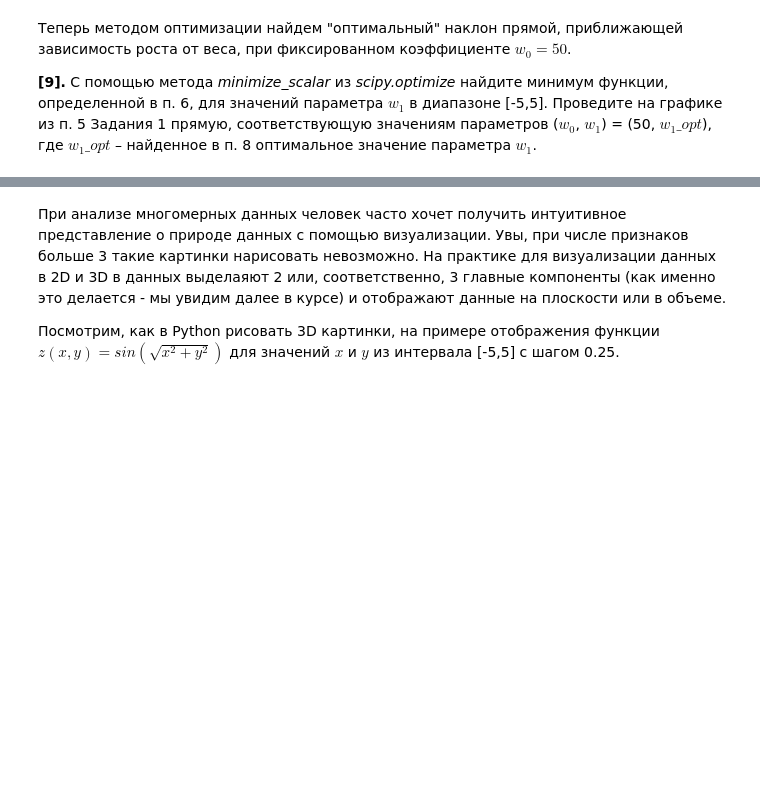
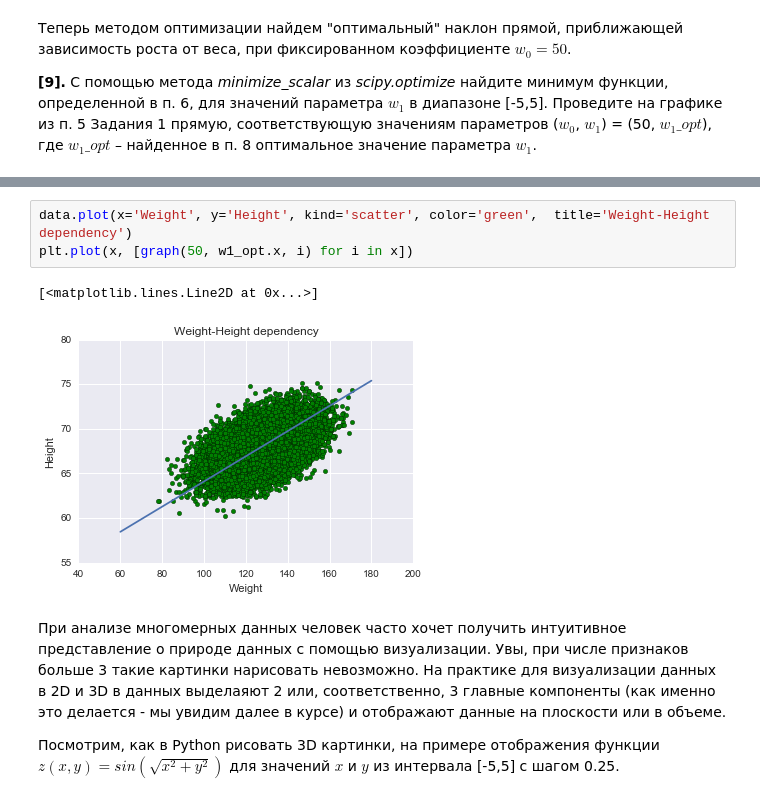
Before and after one commit to ElSacramento/ipython, a Jupyter notebook: peer_review_linreg_height_weight.ipynb, the cells around one changed output, grey strips where cells are left out. Cells and saved outputs as stored; diff of their text form; blank space fills up the shorter version.

```diff
--- a/peer_review_linreg_height_weight.ipynb
+++ b/peer_review_linreg_height_weight.ipynb
@@ -164,3 +160,9 @@ ValueError: The truth value of an array with more than one element is ambiguous.
+# %%
+data.plot(x='Weight', y='Height', kind='scatter', color='green',  title='Weight-Height dependency')
+plt.plot(x, [graph(50, w1_opt.x, i) for i in x])
+# %% [output]
+[<matplotlib.lines.Line2D at 0x...>]
+[figure, added]
 # %% [markdown]
 При анализе многомерных данных человек часто хочет получить интуитивное представление о природе данных с помощью визуализации. Увы, при числе признаков больше 3 такие картинки нарисовать невозможно. На практике для визуализации данных в 2D и 3D в данных выделаяют 2 или, соответственно, 3 главные компоненты (как именно это делается - мы увидим далее в курсе) и отображают данные на плоскости или в объеме.
 
```
Also changed, not shown: parts of 12 cells of this notebook, 1 other file.
